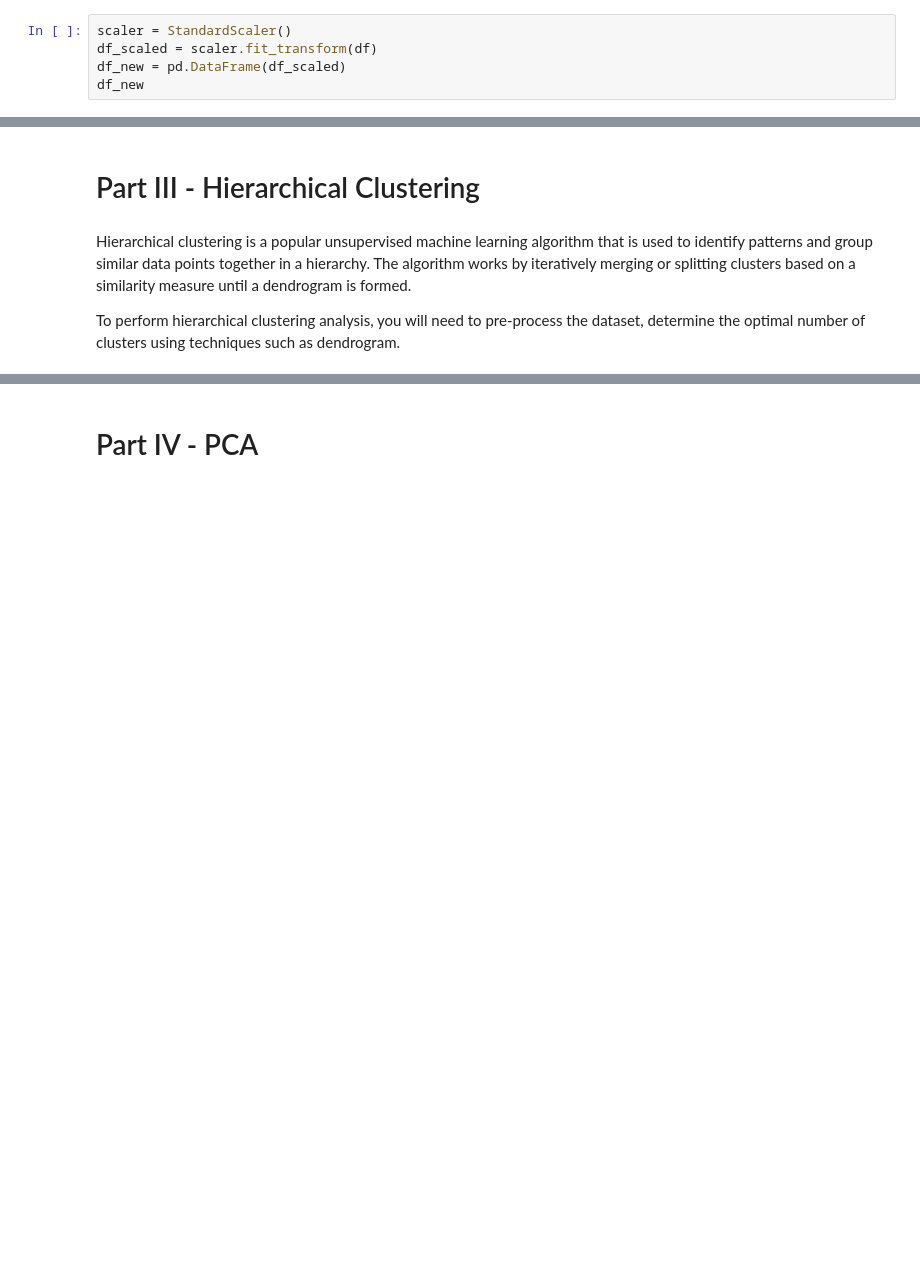
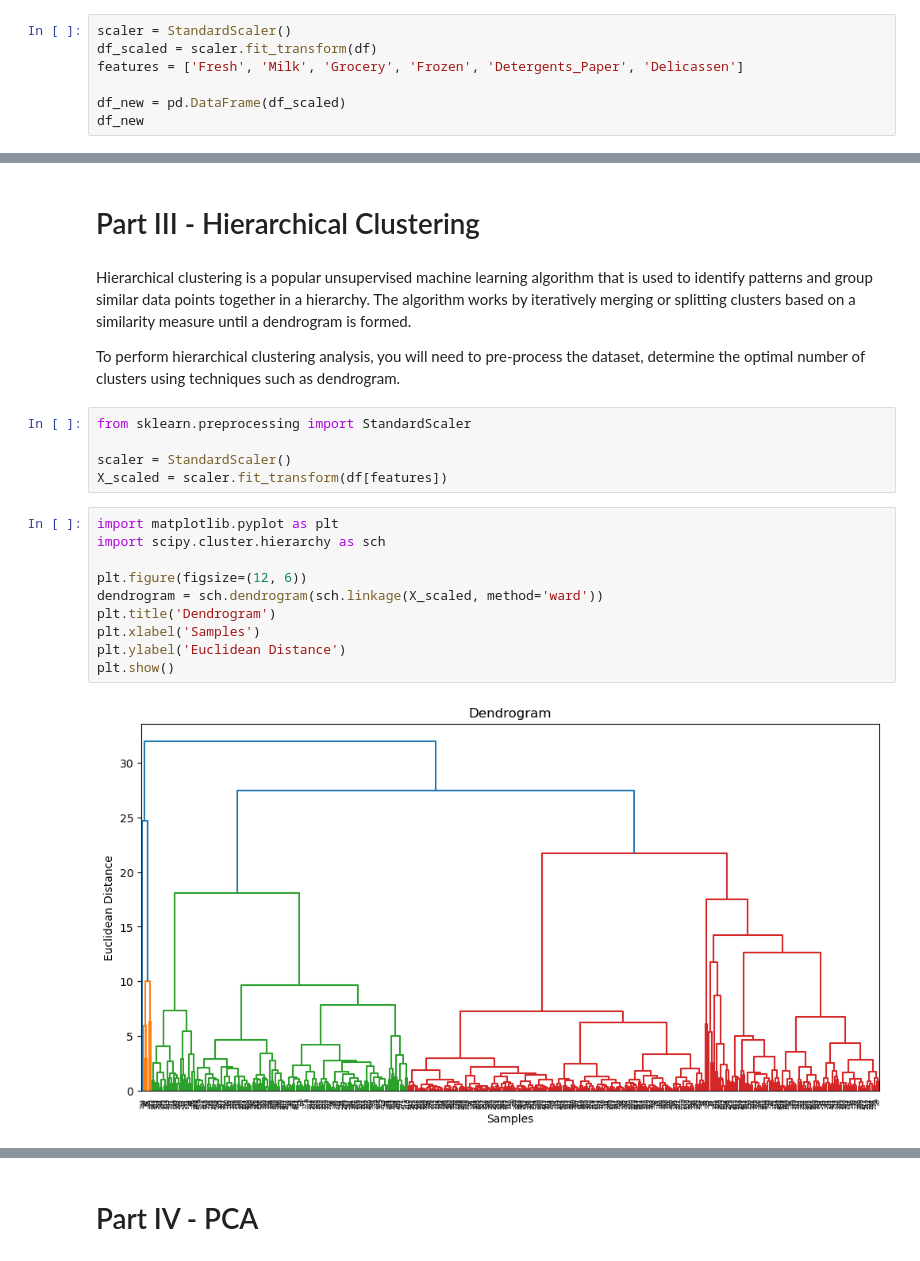
Before and after one commit to Ikenna1414/ml-project-unsupervised-learning, a Jupyter notebook: Unsupervised Learning - Project.ipynb, the cells around one changed output, grey strips where cells are left out. Drawn from its saved outputs; the diff is of its cells as text; blank space fills up the shorter version.

```diff
--- a/Unsupervised Learning - Project.ipynb
+++ b/Unsupervised Learning - Project.ipynb
@@ -85,6 +85,8 @@ The objective of the analysis is to group similar products together into cluster
 # %%
 scaler = StandardScaler()
 df_scaled = scaler.fit_transform(df)
+features = ['Fresh', 'Milk', 'Grocery', 'Frozen', 'Detergents_Paper', 'Delicassen']
+
 df_new = pd.DataFrame(df_scaled)
 df_new
 # %% [output]
@@ -127,3 +171,20 @@ plt.show()
 Hierarchical clustering is a popular unsupervised machine learning algorithm that is used to identify patterns and group similar data points together in a hierarchy. The algorithm works by iteratively merging or splitting clusters based on a similarity measure until a dendrogram is formed.
 
 To perform hierarchical clustering analysis, you will need to pre-process the dataset, determine the optimal number of clusters using techniques such as dendrogram.
+# %%
+from sklearn.preprocessing import StandardScaler
+
+scaler = StandardScaler()
+X_scaled = scaler.fit_transform(df[features])
+# %%
+import matplotlib.pyplot as plt
+import scipy.cluster.hierarchy as sch
+
+plt.figure(figsize=(12, 6))
+dendrogram = sch.dendrogram(sch.linkage(X_scaled, method='ward'))
+plt.title('Dendrogram')
+plt.xlabel('Samples')
+plt.ylabel('Euclidean Distance')
+plt.show()
+# %% [output]
+[figure, added]
```
Also changed, not shown: parts of 9 cells of this notebook.
